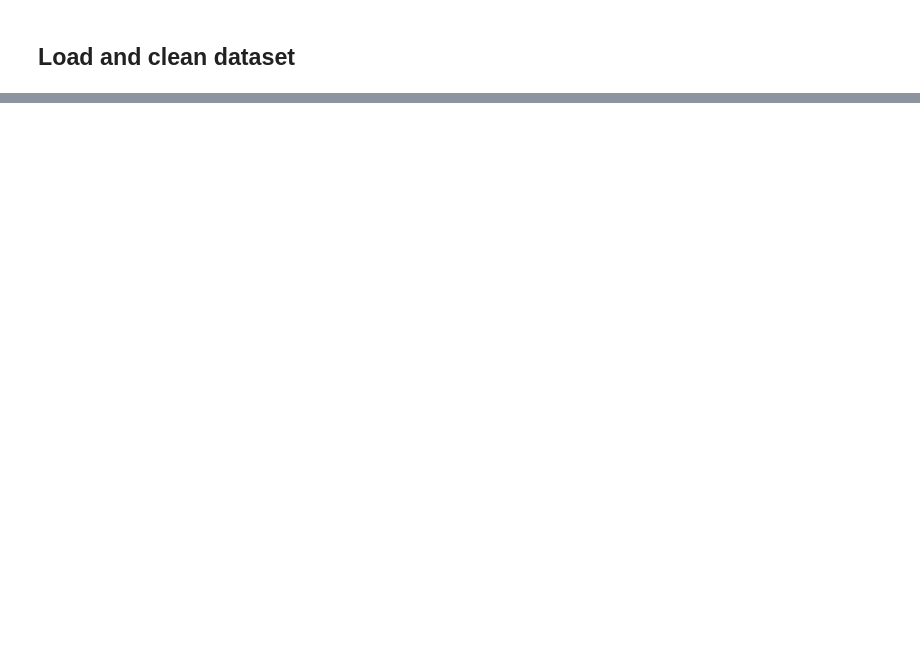
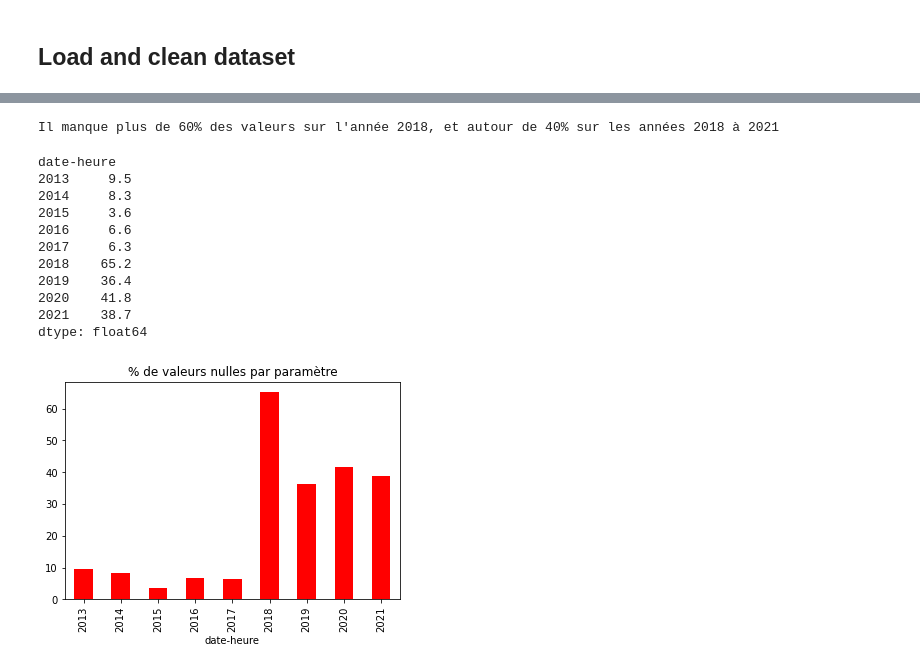
Before and after one commit to tajulien/MSBGD-SD701-BigDataMining, a Jupyter notebook: u- lulu/2.Explore_df_air.ipynb, the cells around one changed output, grey strips where cells are left out. Drawn from its saved outputs; the diff is of its cells as text; code cells hidden in the pictures; blank space fills up the shorter version.

```diff
--- a/u- lulu/2.Explore_df_air.ipynb
+++ b/u- lulu/2.Explore_df_air.ipynb
@@ -153,0 +169,20 @@ df_air.plot(figsize=[20,10]);
+# %%
+count_null=df_air_global.isnull().groupby(df_air_global.index.get_level_values('date-heure').year).sum().sum(axis=1).div(df_air_global.groupby(df_air_global.index.get_level_values('date-heure').year).size()*df_air_global.shape[1])
+count_null=round(count_null*100,1)
+count_null.plot.bar(title="% de valeurs nulles par paramètre",color='r')
+print("Il manque plus de 60% des valeurs sur l'année 2018, et autour de 40% sur les années 2018 à 2021")
+count_null
+# %% [output]
+Il manque plus de 60% des valeurs sur l'année 2018, et autour de 40% sur les années 2018 à 2021
+date-heure
+2013     9.5
+2014     8.3
+2015     3.6
+2016     6.6
+2017     6.3
+2018    65.2
+2019    36.4
+2020    41.8
+2021    38.7
+dtype: float64
+[figure, added]
```
Also changed, not shown: parts of 70 cells of this notebook, 5 other files.
